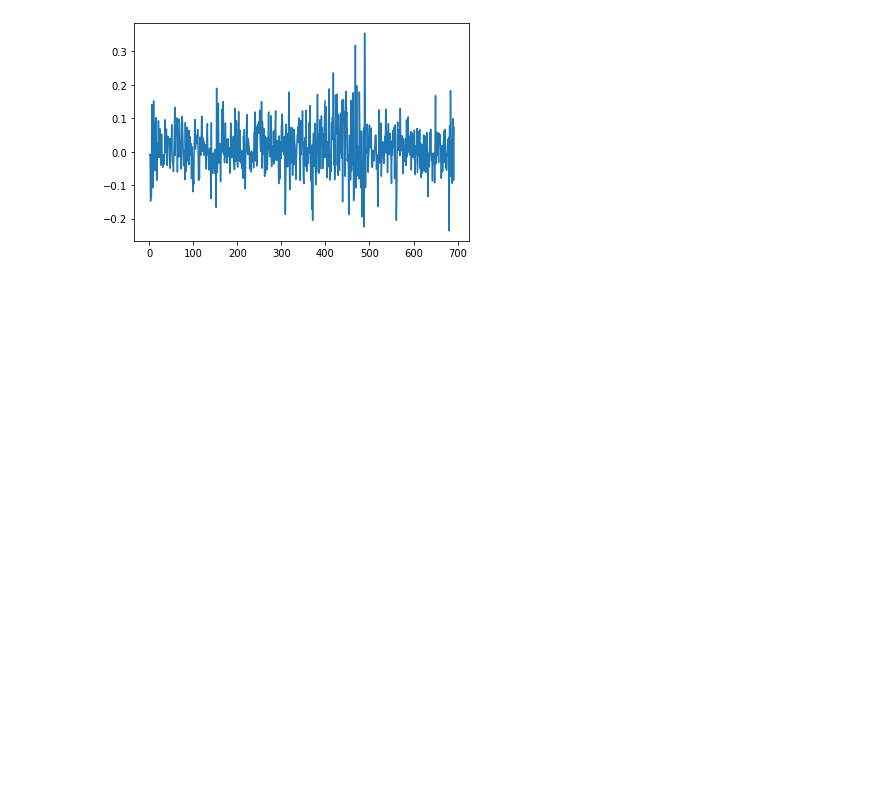
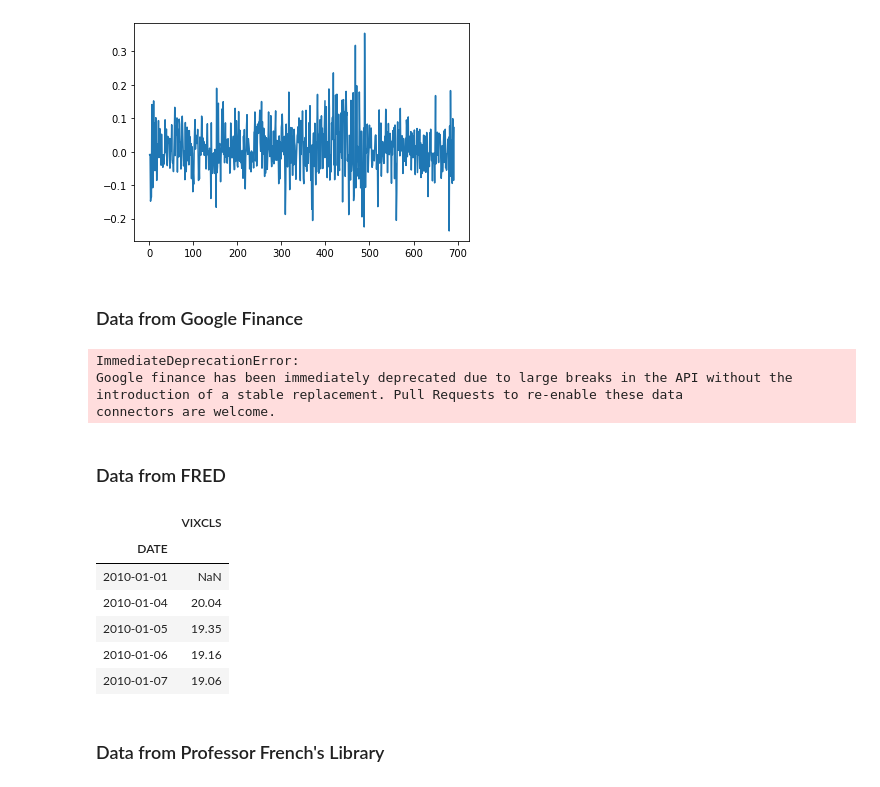
Before and after one commit to damiansp/TS, a Jupyter notebook: python/finance/04_data_sources/data_sources.py.ipynb, the cells around one changed output. Cells and saved outputs as stored; diff of their text form; code cells hidden in the pictures; blank space fills up the shorter version.

Commit message:
add fred and french data sources

```diff
--- a/python/finance/04_data_sources/data_sources.py.ipynb
+++ b/python/finance/04_data_sources/data_sources.py.ipynb
@@ -59,3 +60,27 @@ print(f'{x.ret.mean():.5f}')
 plt.plot(x.ret);
 # %% [output]
 [figure]
+# %% [markdown]
+### Data from Google Finance
+# %%
+aapl = get_data.DataReader('AAPL', 'google')
+# %% [output]
+ImmediateDeprecationError:
+Google finance has been immediately deprecated due to large breaks in the API without the
+introduction of a stable replacement. Pull Requests to re-enable these data
+connectors are welcome.
+# %% [markdown]
+### Data from FRED
+# %%
+vix = get_data.DataReader('VIXCLS', 'fred')
+vix.head()
+# %% [output]
+|  | VIXCLS |
+| DATE |  |
+| 2010-01-01 | NaN |
+| 2010-01-04 | 20.04 |
+| 2010-01-05 | 19.35 |
+| 2010-01-06 | 19.16 |
+| 2010-01-07 | 19.06 |
+# %% [markdown]
+### Data from Professor French's Library
```
Also changed, not shown: parts of 5 cells of this notebook.
